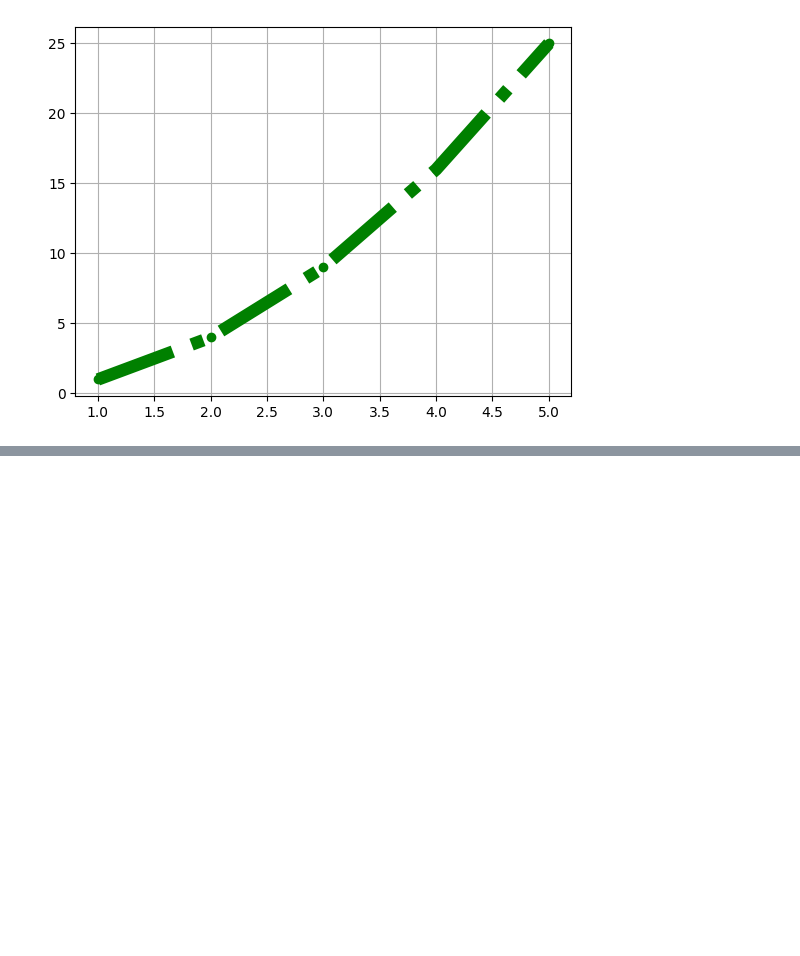
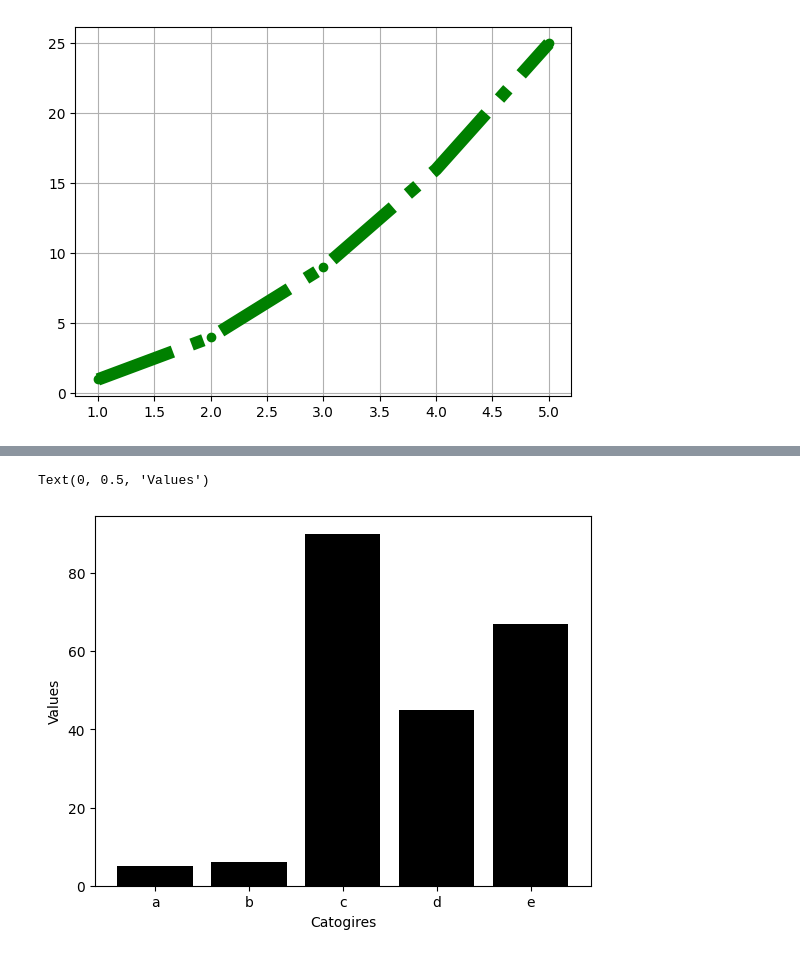
Before and after one commit to Siddhant-gupta16/data, a Jupyter notebook: basic_python1/Matplotlib.ipynb, the cells around one changed output, grey strips where cells are left out. Drawn from its saved outputs; the diff is of its cells as text; code cells hidden in the pictures; blank space fills up the shorter version.

```diff
--- a/basic_python1/Matplotlib.ipynb
+++ b/basic_python1/Matplotlib.ipynb
@@ -44,0 +68,14 @@ plt.grid()
+# %%
+###Bar plot
+
+categories = ['a','b','c','d','e']
+values =[5,6,90,45,67]
+
+#create the bar plot
+
+plt.bar(categories,values,color ='black')
+plt.xlabel('Catogires')
+plt.ylabel('Values')
+# %% [output]
+Text(0, 0.5, 'Values')
+[figure, added]
```
Also changed, not shown: parts of 8 cells of this notebook.
